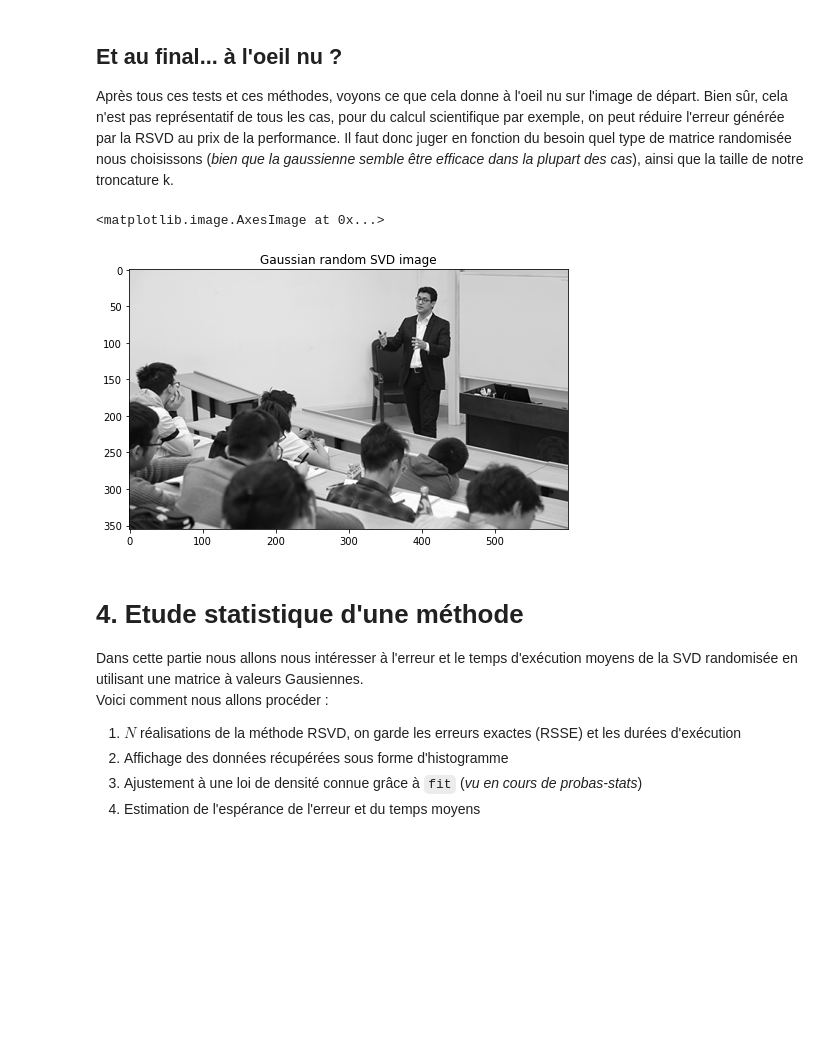
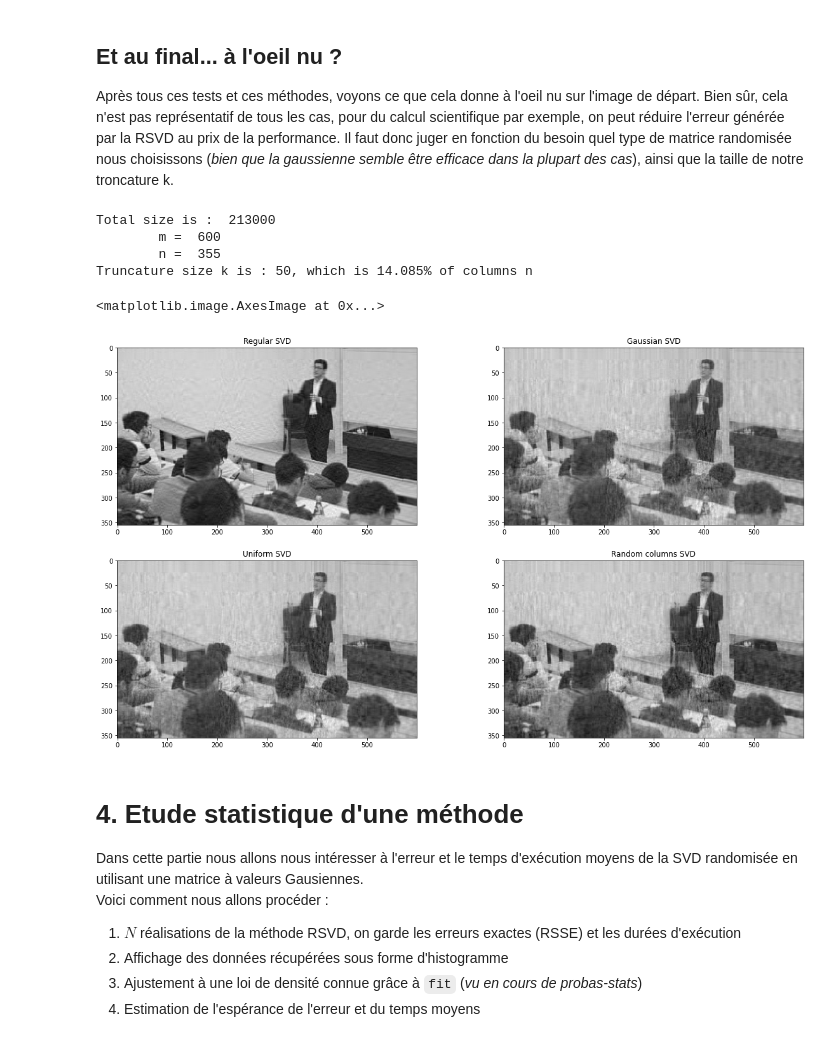
Before and after one commit to Aympab/randomized-svd, a Jupyter notebook: main.ipynb, the cells around one changed output. Cells and saved outputs as stored; diff of their text form; code cells hidden in the pictures; blank space fills up the shorter version.

Commit message:
stable, going to try with big image

```diff
--- a/main.ipynb
+++ b/main.ipynb
@@ -191,21 +199,41 @@ execute_t_times(20, svd_rand_gaussian, A, k_max, verbose=0)
 # %% [markdown]
 ## Et au final... à l'oeil nu ?
 Après tous ces tests et ces méthodes, voyons ce que cela donne à l'oeil nu sur l'image de départ. Bien sûr, cela n'est pas représentatif de tous les cas, pour du calcul scientifique par exemple, on peut réduire l'erreur générée par la RSVD au prix de la performance. Il faut donc juger en fonction du besoin quel type de matrice randomisée nous choisissons (*bien que la gaussienne semble être efficace dans la plupart des cas*), ainsi que la taille de notre troncature k.
-# %%
-A_tilde = svd_rand_gaussian(A, 500)
-
-plt.figure(figsize=figsize)
-plt.title("Gaussian random SVD image")
-plt.imshow(A_tilde.T, cmap='gray')
-
-A_tilde = svd_rand_gaussian(A, 500)
-
-plt.figure(figsize=figsize)
-plt.title("Gaussian random SVD image")
-plt.imshow(A_tilde.T, cmap='gray')
-# %% [output]
-<matplotlib.image.AxesImage at 0x...>
-[figure, removed]
+# %%
+k = 50
+
+m, n = A.shape
+print("Total size is : ",m*n)
+print("\tm = ", m)
+print("\tn = ", n)
+
+percentage = k/n*100
+print("\rTruncature size k is : {}, which is {:.3f}% of columns n".format(k, percentage))
+
+
+fig, axes = plt.subplots(nrows=2, ncols=2, figsize=(20, 20/1.77))
+A_tilde = svd_regular(A, k)
+axes[0][0].set_title("Regular SVD")
+axes[0][0].imshow(A_tilde.T, cmap='gray')
+
+A_tilde = svd_rand_gaussian(A, k)
+axes[0][1].set_title("Gaussian SVD")
+axes[0][1].imshow(A_tilde.T, cmap='gray')
+
+A_tilde = svd_rand_uniform(A, k)
+axes[1][0].set_title("Uniform SVD")
+axes[1][0].imshow(A_tilde.T, cmap='gray')
+
+A_tilde = svd_rand_columns(A, k)
+axes[1][1].set_title("Random columns SVD")
+axes[1][1].imshow(A_tilde.T, cmap='gray')
+# %% [output]
+Total size is :  213000
+        m =  600
+        n =  355
+Truncature size k is : 50, which is 14.085% of columns n
+<matplotlib.image.AxesImage at 0x...>
+[figure, added]
 # %% [markdown]
 # 4. Etude statistique d'une méthode
 Dans cette partie nous allons nous intéresser à l'erreur et le temps d'exécution moyens de la SVD randomisée en utilisant une matrice à valeurs Gausiennes. <br>
```
Also changed, not shown: parts of 5 cells of this notebook.
